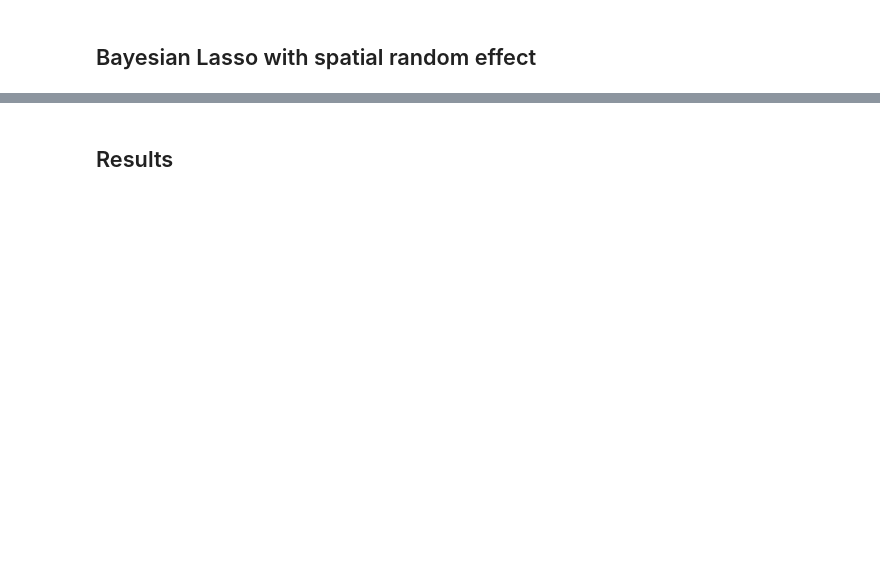
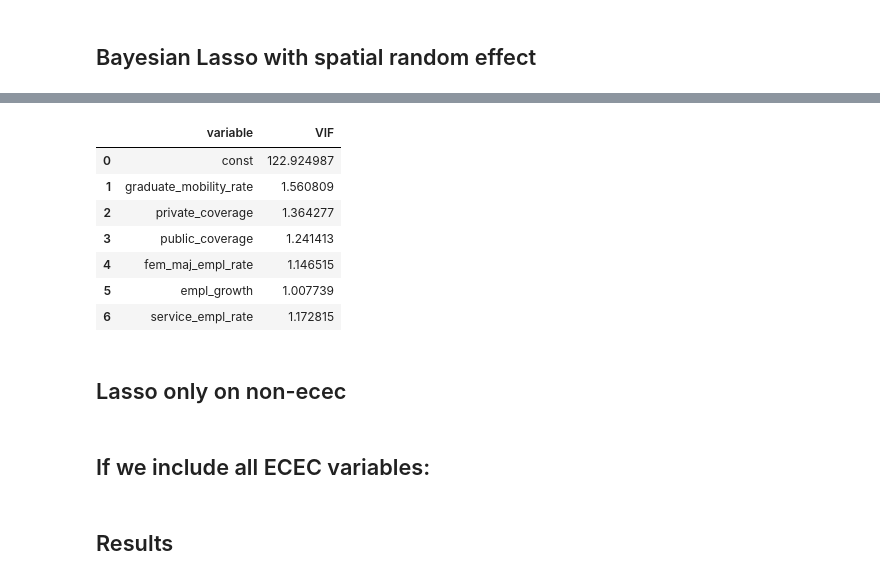
Before and after one commit to leonardotisato/Bayesian-Statistics-Project, a Jupyter notebook: sandbox/luca/variable_selection_car.ipynb, the cells around one changed output, grey strips where cells are left out. Cells and saved outputs as stored; diff of their text form; code cells hidden in the pictures; blank space fills up the shorter version.

```diff
--- a/sandbox/luca/variable_selection_car.ipynb
+++ b/sandbox/luca/variable_selection_car.ipynb
@@ -491,0 +369,21 @@ az.plot_trace(idata, var_names=["tau_global", "tau_c", "alpha_c"])
+# %%
+significant_covariates_df = df[significant_covariates]
+significant_covariates_df = sm.add_constant(significant_covariates_df, has_constant='add')
+
+vif_selected_cov = pd.DataFrame({
+    "variable": significant_covariates_df.columns,
+    "VIF": [variance_inflation_factor(significant_covariates_df.values, i) for i in range(significant_covariates_df.shape[1])]
+})
+# %%
+vif_selected_cov
+# %% [output]
+|  | variable | VIF |
+| 0 | const | 122.924987 |
+| 1 | graduate_mobility_rate | 1.560809 |
+| 2 | private_coverage | 1.364277 |
+| 3 | public_coverage | 1.241413 |
+| 4 | fem_maj_empl_rate | 1.146515 |
+| 5 | empl_growth | 1.007739 |
+| 6 | service_empl_rate | 1.172815 |
+# %% [markdown]
+## Lasso only on non-ecec
@@ -491,0 +441,2 @@ az.plot_trace(idata, var_names=["tau_global", "tau_c", "alpha_c"])
+# %% [markdown]
+## If we include all ECEC variables:
```
Also changed, not shown: parts of 30 cells of this notebook.
